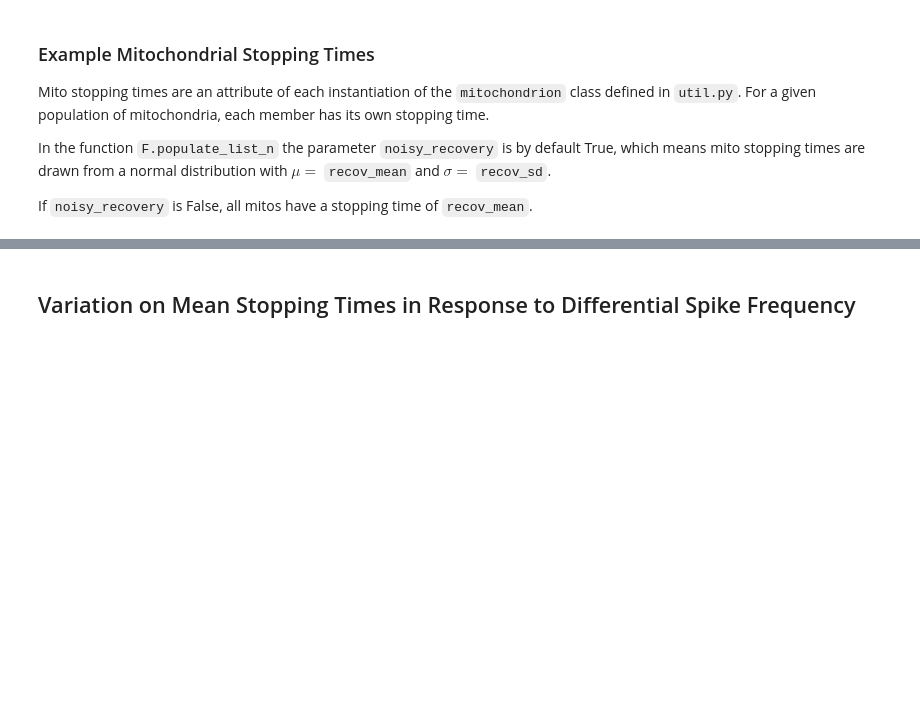
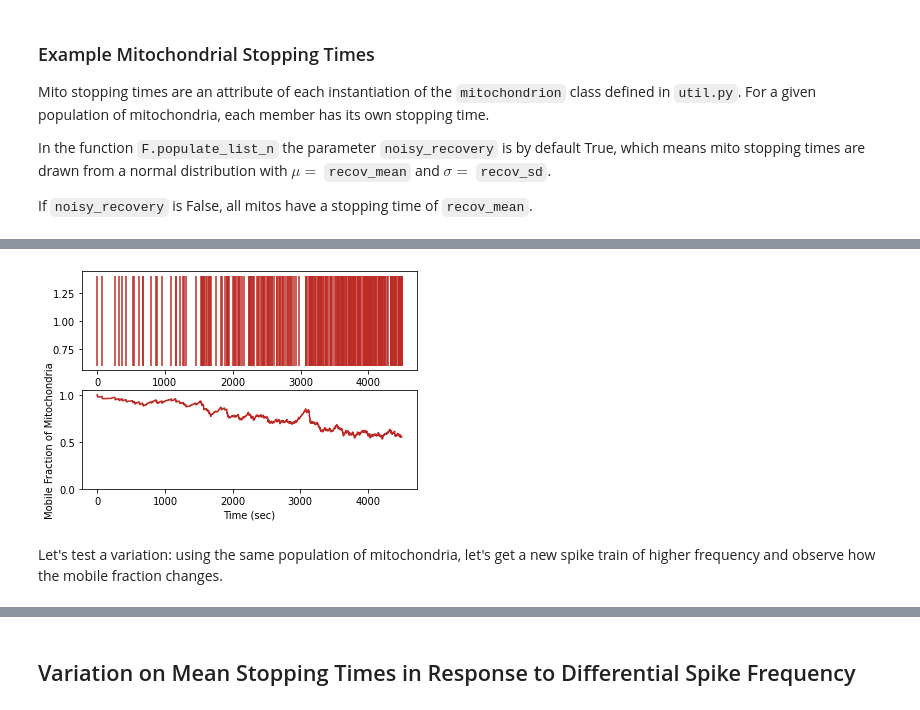
Before and after one commit to annikc/MitoMotil, a Jupyter notebook: walkthrough.ipynb, the cells around one changed output, grey strips where cells are left out. Saved outputs shown, nothing was run; the diff lists cells and outputs as text; code cells hidden in the pictures; blank space fills up the shorter version.

```diff
--- a/walkthrough.ipynb
+++ b/walkthrough.ipynb
@@ -96,0 +99,10 @@ pt.plot_mito_hist(mito_list,n_bins=25)
+# %%
+synaptic_events = spiketrain_list[0]
+expt_time = params_dict['day_seconds']*len(example_event_hz)
+pct_mm = F.immobilize_mitos(params_dict, mito_list, synaptic_events, experiment_time=expt_time)
+
+pt.plot_recov_pct([pct_mm], [synaptic_events])
+# %% [output]
+[figure, added]
+# %% [markdown]
+Let's test a variation: using the same population of mitochondria, let's get a new spike train of higher frequency and observe how the mobile fraction changes.
```
Also changed, not shown: parts of 11 cells of this notebook, 2 other files.
